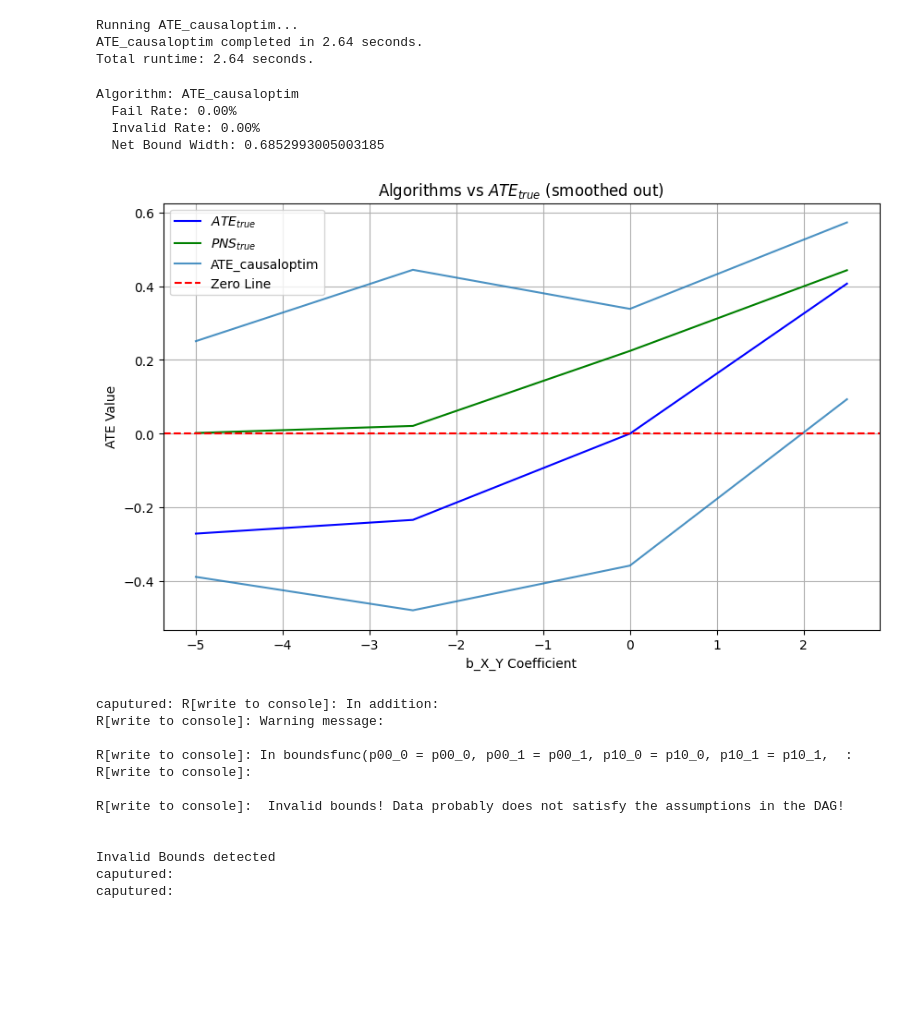
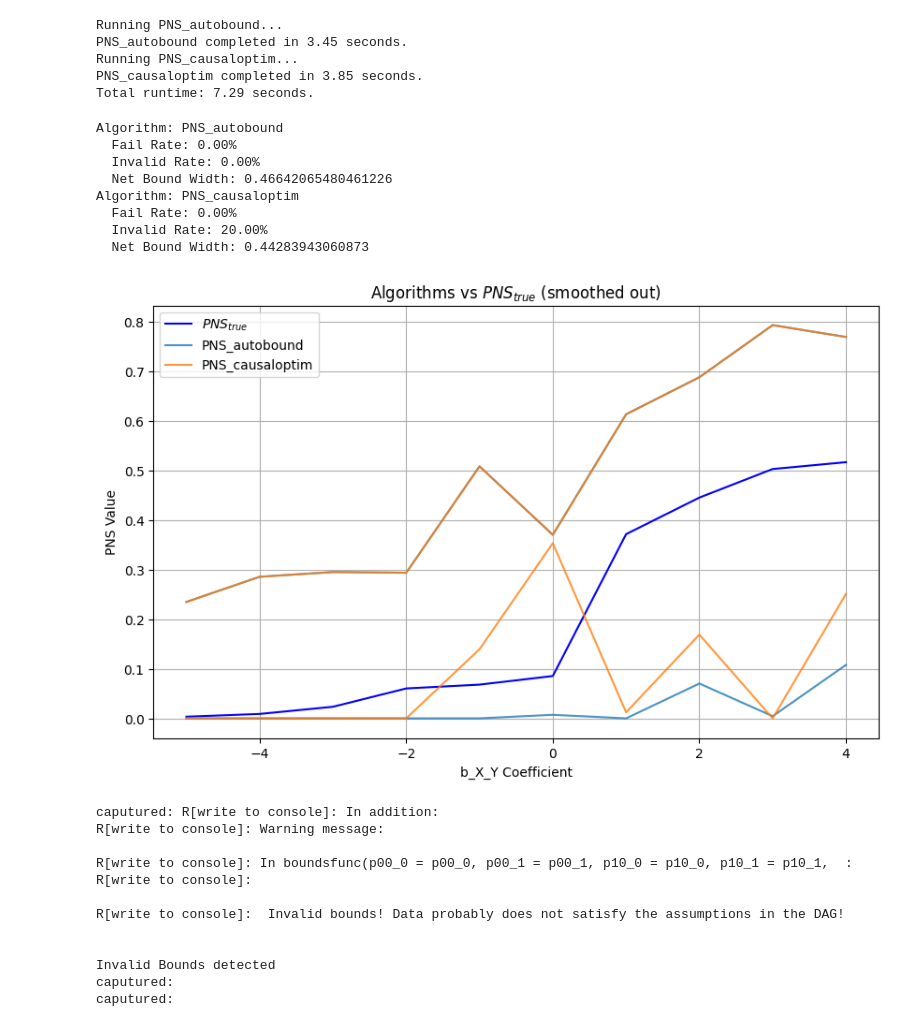
Before and after one commit to tmaringgele/causal-bounds, a Jupyter notebook: simulation_engine/test.ipynb, the cells around one changed output. Cells and saved outputs as stored; diff of their text form; code cells hidden in the pictures; blank space fills up the shorter version.

Commit message:
PNS for autobound

```diff
--- a/simulation_engine/test.ipynb
+++ b/simulation_engine/test.ipynb
@@ -22,25 +22,31 @@ warnings.simplefilter(action='ignore', category=FutureWarning)
 
 from simulation_engine.algorithms.zaffalonbounds import ZaffalonBounds
 # %%
-data = BinaryIV.generate_data_rolling_ate(N_simulations=4)
+data = BinaryIV.generate_data_rolling_ate(N_simulations=50)
 # %%
 binaryIV = BinaryIV('IV Dag', data)
 
-runtimes = binaryIV.run_all_bounding_algorithms(['PNS_causaloptim'])
+runtimes = binaryIV.run_all_bounding_algorithms(['PNS_autobound', 'PNS_causaloptim'])
 # %% [output]
-Running ATE_causaloptim...
-ATE_causaloptim completed in 2.64 seconds.
-Total runtime: 2.64 seconds.
+Running PNS_autobound...
+PNS_autobound completed in 3.45 seconds.
+Running PNS_causaloptim...
+PNS_causaloptim completed in 3.85 seconds.
+Total runtime: 7.29 seconds.
 # %%
 algorithms = list(runtimes['runtimes'].keys())
 PlottingUtil.print_bound_statistics(binaryIV.data, algorithms)
-PlottingUtil.plot_smoothed_ate_vs_bounds(binaryIV.data, algorithms, 1)
+PlottingUtil.plot_smoothed_query_vs_bounds(binaryIV.data, 'PNS', algorithms, 1)
 # %% [output]
-Algorithm: ATE_causaloptim
+Algorithm: PNS_autobound
   Fail Rate: 0.00%
   Invalid Rate: 0.00%
-  Net Bound Width: 0.6852993005003185
+  Net Bound Width: 0.46642065480461226
+Algorithm: PNS_causaloptim
+  Fail Rate: 0.00%
+  Invalid Rate: 20.00%
+  Net Bound Width: 0.44283943060873
-[figure, old version]
+[figure, new version]
 # %%
 invalids = binaryIV.data[binaryIV.data['causaloptim_bound_valid'] == False]
 invalIV = BinaryIV('IV Dag', invalids)
```
Also changed, not shown: 5 other files.
